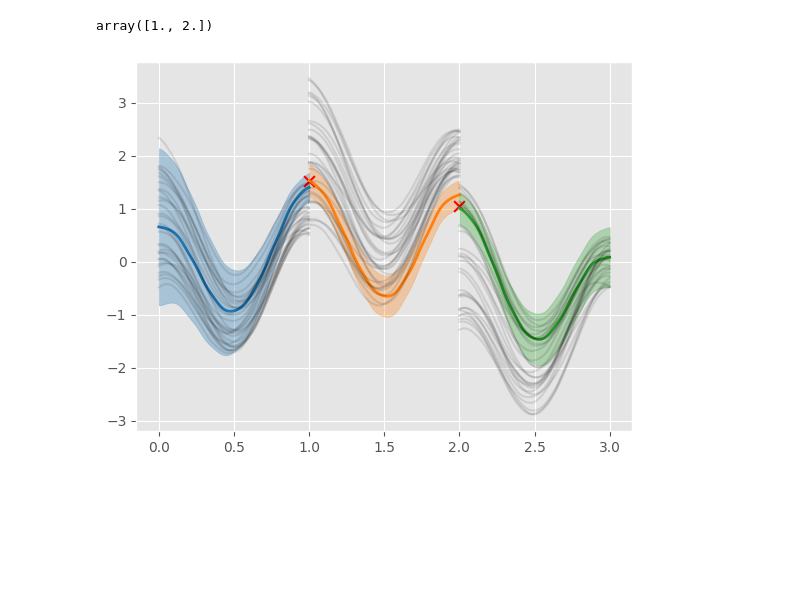
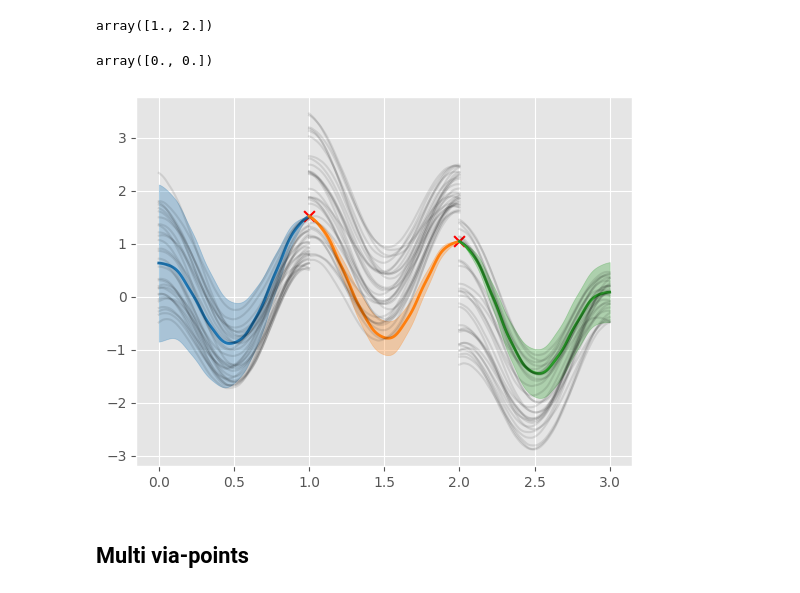
Before and after one commit to kir0ul/CMP, a Jupyter notebook: CMP.ipynb, the cells around one changed output. Saved outputs shown, nothing was run; the diff lists cells and outputs as text; code cells hidden in the pictures; blank space fills up the shorter version.

Commit message:
feat: observed mean derivation check

```diff
--- a/CMP.ipynb
+++ b/CMP.ipynb
@@ -45,15 +48,15 @@ z.shape
 # %%
-promp1 = ProMP(n_dims=1, n_weights_per_dim=10)
+promp1 = ProMP(n_dims=n_dims, n_weights_per_dim=n_weights_per_dim)
 promp1.imitate([z] * n_demos, Y1)
 Y_mean1 = promp1.mean_trajectory(z)
 Y_conf1 = 1.96 * np.sqrt(promp1.var_trajectory(z))
 
-promp2 = ProMP(n_dims=1, n_weights_per_dim=10)
+promp2 = ProMP(n_dims=n_dims, n_weights_per_dim=n_weights_per_dim)
 promp2.imitate([z] * n_demos, Y2)
 Y_mean2 = promp2.mean_trajectory(z)
 Y_conf2 = 1.96 * np.sqrt(promp2.var_trajectory(z))
 
-promp3 = ProMP(n_dims=1, n_weights_per_dim=10)
+promp3 = ProMP(n_dims=n_dims, n_weights_per_dim=n_weights_per_dim)
 promp3.imitate([z] * n_demos, Y3)
 Y_mean3 = promp3.mean_trajectory(z)
 Y_conf3 = 1.96 * np.sqrt(promp3.var_trajectory(z))
@@ -91,4 +107,5 @@ x_cond
 # %% [output]
 array([1., 2.])
 # %%
-y_conditional_cov = np.array([0.025])
+# y_conditional_cov = np.array([0.025])
+y_conditional_cov = np.array([0.0])
@@ -102,4 +114,9 @@ y_conditional_cov = np.array([0.025])
 # y_cov, np.linalg.det(y_cov)
+# %%
+y_cov = np.tile(y_conditional_cov, 2)
+y_cov
+# %% [output]
+array([0., 0.])
 # %%
 cpromp1 = promp1.condition_position(np.array([y_A]), y_cov=y_conditional_cov, t=1.0, t_max=1.0)
 Y_cmean1 = cpromp1.mean_trajectory(z)
@@ -115,3 +124,8 @@ Y_cconf25 = 1.96 * np.sqrt(cpromp25.var_trajectory(z))
+# %%
+zs = np.array([0.0, 1.0])
+cpromp2 = via_points(promp2, ts=zs, y_cond=y_cond, y_conditional_cov=y_cov)
+Y_cmean2 = cpromp2.mean_trajectory(z)
+Y_cconf2 = 1.96 * np.sqrt(cpromp2.var_trajectory(z))
 # %%
 cpromp3 = promp3.condition_position(np.array([y_B]), y_cov=y_conditional_cov, t=0.0, t_max=1.0)
 Y_cmean3 = cpromp3.mean_trajectory(z)
@@ -119,21 +133,23 @@ Y_cconf3 = 1.96 * np.sqrt(cpromp3.var_trajectory(z))
 # %%
 with mpl.style.context("ggplot"):
     cmap = mpl.colormaps["tab10"].colors
     fig, ax = plt.subplots()
 
     ax.fill_between(T1, (Y_cmean1 - Y_cconf1).ravel(), (Y_cmean1 + Y_cconf1).ravel(), color=cmap[0], alpha=0.3)
     ax.plot(T1, Y_cmean1, c=cmap[0], lw=2)
     ax.plot(T1, Y1[:, :, 0].T, c="k", alpha=0.1)
 
-    ax.fill_between(T2, (Y_cmean25 - Y_cconf25).ravel(), (Y_cmean25 + Y_cconf25).ravel(), color=cmap[1], alpha=0.3)
-    ax.plot(T2, Y_cmean25, c=cmap[1], lw=2)
+    ax.fill_between(T2, (Y_cmean2 - Y_cconf2).ravel(), (Y_cmean2 + Y_cconf2).ravel(), color=cmap[1], alpha=0.3)
+    ax.plot(T2, Y_cmean2, c=cmap[1], lw=2)
     ax.plot(T2, Y2[:, :, 0].T, c="k", alpha=0.1)
 
     ax.fill_between(T3, (Y_cmean3 - Y_cconf3).ravel(), (Y_cmean3 + Y_cconf3).ravel(), color=cmap[2], alpha=0.3)
     ax.plot(T3, Y_cmean3, c=cmap[2], lw=2)
     ax.plot(T3, Y3[:, :, 0].T, c="k", alpha=0.1)
 
     ax.scatter(x_cond, y_cond, marker="x", c="r", s=60)
     plt.show()
 # %% [output]
-[figure, old version]
+[figure, new version]
+# %% [markdown]
+## Multi via-points
```
Also changed, not shown: parts of 17 cells of this notebook, 3 other files.
